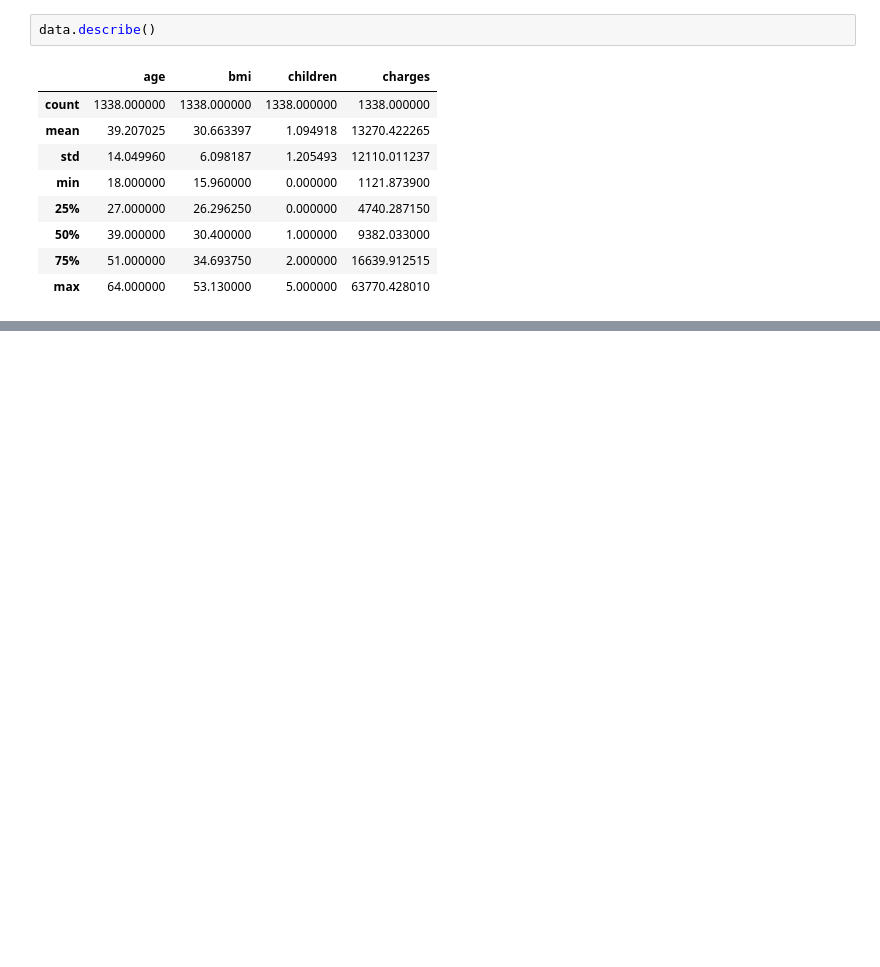
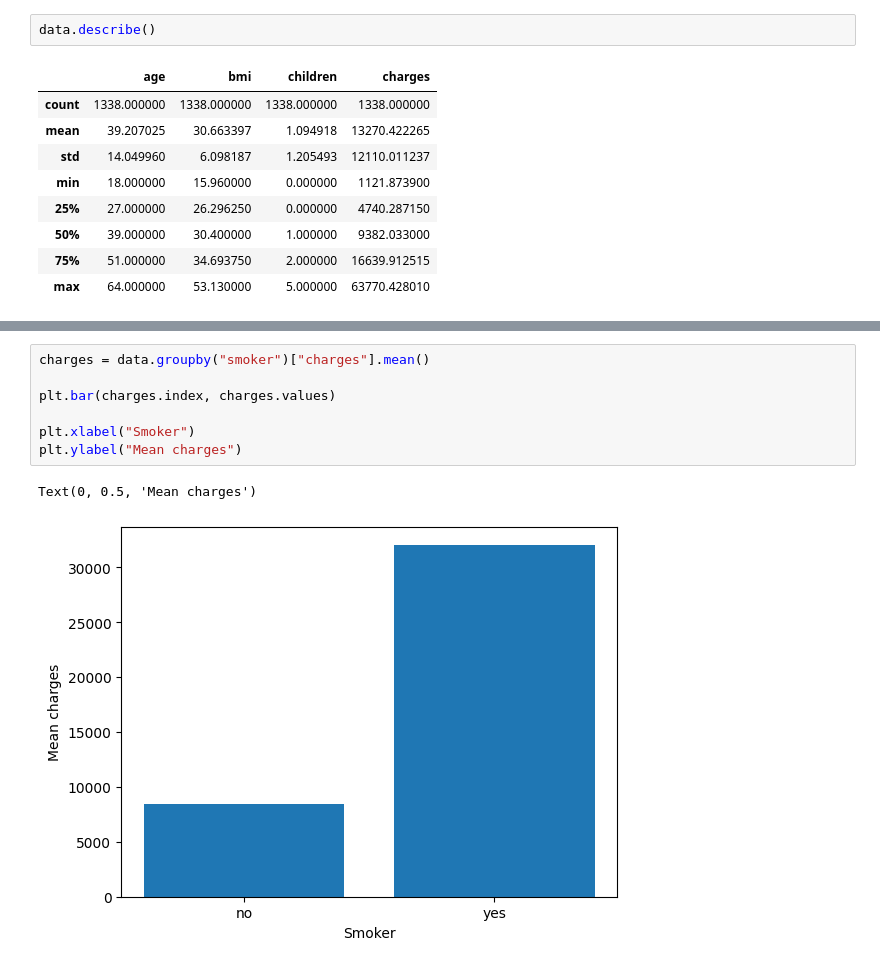
Before and after one commit to dimonchik-ll/Medical-Insurance-Cost-Prediction-Project, a Jupyter notebook: notebooks/01_data_exploration.ipynb, the cells around one changed output, grey strips where cells are left out. Saved outputs shown, nothing was run; the diff lists cells and outputs as text; blank space fills up the shorter version.

```diff
--- a/notebooks/01_data_exploration.ipynb
+++ b/notebooks/01_data_exploration.ipynb
@@ -49,0 +75,10 @@ data.describe()
+# %%
+charges = data.groupby("smoker")["charges"].mean()
+
+plt.bar(charges.index, charges.values)
+
+plt.xlabel("Smoker")
+plt.ylabel("Mean charges")
+# %% [output]
+Text(0, 0.5, 'Mean charges')
+[figure, added]
```
Also changed, not shown: parts of 6 cells of this notebook, 1 other file.
